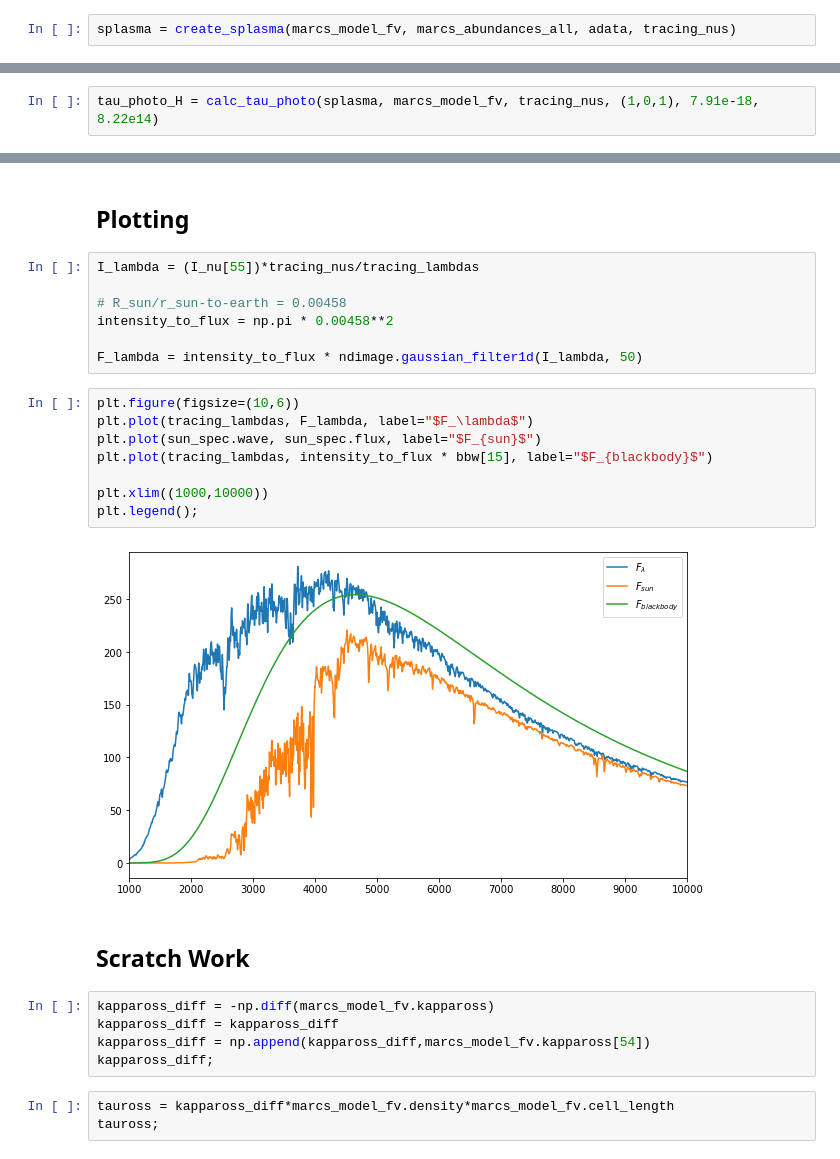
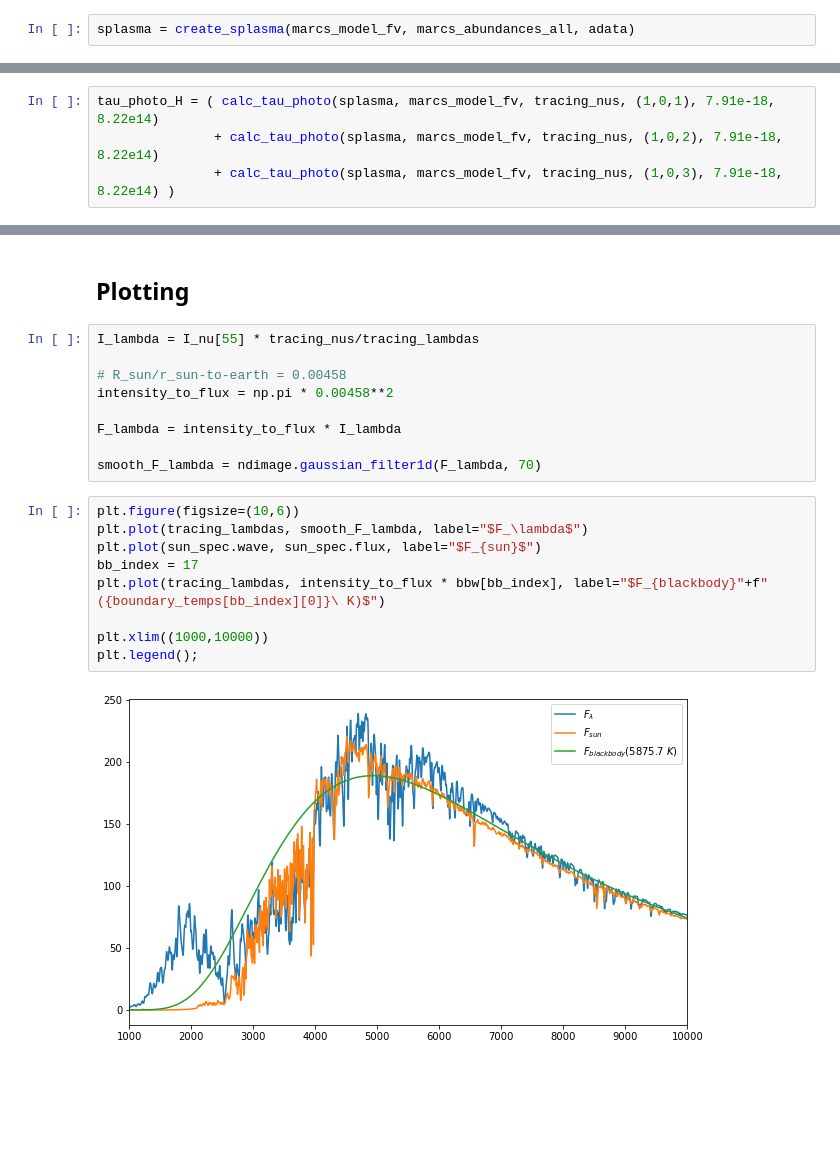
Before and after one commit to tardis-sn/stardis, a Jupyter notebook: star_test.ipynb, the cells around one changed output, grey strips where cells are left out. Drawn from its saved outputs; the diff is of its cells as text; blank space fills up the shorter version.

```diff
--- a/star_test.ipynb
+++ b/star_test.ipynb
@@ -38,7 +38,7 @@ tracing_nus = tracing_lambdas.to(u.Hz, u.spectral())
 # %% [markdown]
 ## Plasma
 # %%
-splasma = create_splasma(marcs_model_fv, marcs_abundances_all, adata, tracing_nus)
+splasma = create_splasma(marcs_model_fv, marcs_abundances_all, adata)
 # %% [markdown]
 ## Optical Depths
 # %%
@@ -53,7 +53,9 @@ tau_h_minus = calc_tau_h_minus(
 # %%
 tau_e = calc_tau_e(splasma, marcs_model_fv, tracing_nus)
 # %%
-tau_photo_H = calc_tau_photo(splasma, marcs_model_fv, tracing_nus, (1,0,1), 7.91e-18, 8.22e14)
+tau_photo_H = ( calc_tau_photo(splasma, marcs_model_fv, tracing_nus, (1,0,1), 7.91e-18, 8.22e14)
+               + calc_tau_photo(splasma, marcs_model_fv, tracing_nus, (1,0,2), 7.91e-18, 8.22e14)
+               + calc_tau_photo(splasma, marcs_model_fv, tracing_nus, (1,0,3), 7.91e-18, 8.22e14) )
 # %%
 all_taus = [tau_line, tau_h_minus, tau_e, tau_photo_H]
 # %% [markdown]
@@ -80,29 +82,22 @@ I_nu = raytrace(bb, all_taus, tracing_nus, len(marcs_model_fv))
 # %% [markdown]
 ## Plotting
 # %%
-I_lambda = (I_nu[55])*tracing_nus/tracing_lambdas
+I_lambda = I_nu[55] * tracing_nus/tracing_lambdas
 
 # R_sun/r_sun-to-earth = 0.00458
 intensity_to_flux = np.pi * 0.00458**2
 
-F_lambda = intensity_to_flux * ndimage.gaussian_filter1d(I_lambda, 50)
+F_lambda = intensity_to_flux * I_lambda
+
+smooth_F_lambda = ndimage.gaussian_filter1d(F_lambda, 70)
 # %%
 plt.figure(figsize=(10,6))
-plt.plot(tracing_lambdas, F_lambda, label="$F_\lambda$")
+plt.plot(tracing_lambdas, smooth_F_lambda, label="$F_\lambda$")
 plt.plot(sun_spec.wave, sun_spec.flux, label="$F_{sun}$")
-plt.plot(tracing_lambdas, intensity_to_flux * bbw[15], label="$F_{blackbody}$")
+bb_index = 17
+plt.plot(tracing_lambdas, intensity_to_flux * bbw[bb_index], label="$F_{blackbody}"+f"({boundary_temps[bb_index][0]}\ K)$")
 
 plt.xlim((1000,10000))
 plt.legend();
 # %% [output]
-[figure, old version]
+[figure, new version]
-# %% [markdown]
-## Scratch Work
-# %%
-kappaross_diff = -np.diff(marcs_model_fv.kappaross)
-kappaross_diff = kappaross_diff
-kappaross_diff = np.append(kappaross_diff,marcs_model_fv.kappaross[54])
-kappaross_diff;
-# %%
-tauross = kappaross_diff*marcs_model_fv.density*marcs_model_fv.cell_length
-tauross;
```
Also changed, not shown: parts of 1 cell of this notebook, 1 other file.
